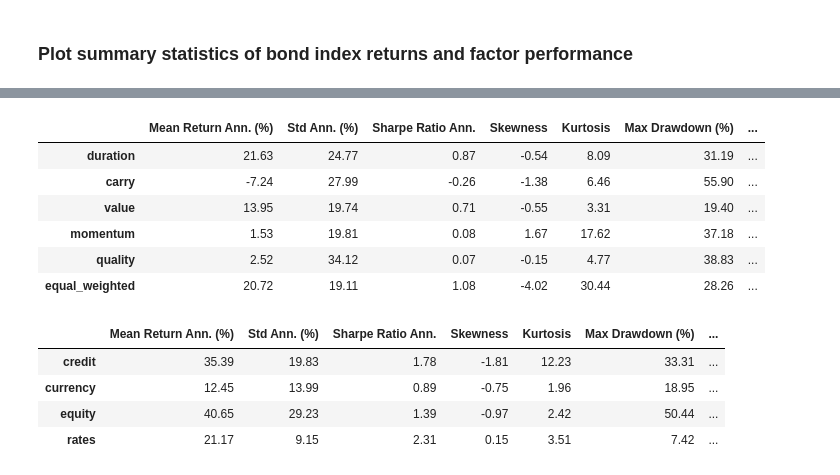
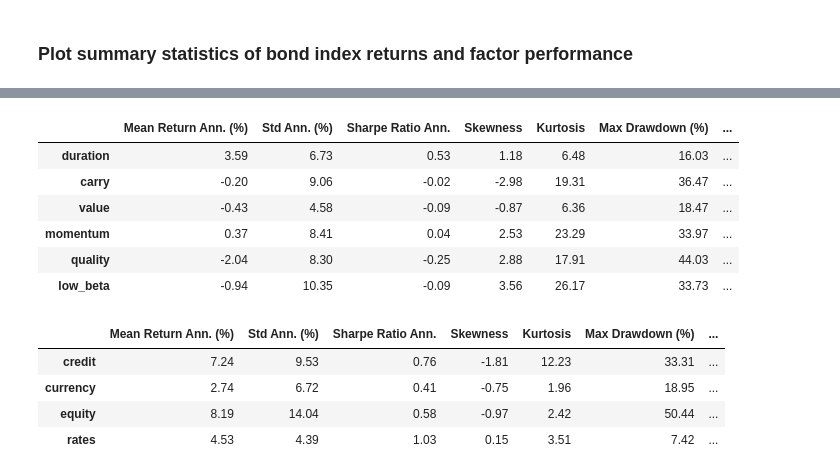
Before and after one commit to wingwingz/AFP, a Jupyter notebook: Risk Premia/bond.ipynb, the cells around one changed output, grey strips where cells are left out. Saved outputs shown, nothing was run; the diff lists cells and outputs as text; code cells hidden in the pictures.

```diff
--- a/Risk Premia/bond.ipynb
+++ b/Risk Premia/bond.ipynb
@@ -361,9 +391,9 @@ momentum_selected = momentum.loc[oas_monthly_selected['oas'].index, oas_monthly_
 # %% [markdown]
 ### Construct factors and show their performances
 # %%
-dur_factor_ret, dur_factor_port = construct_factor(dur_monthly_selected['dur'], bnd_index_excess_ret, ascending=False)
-carry_factor_ret, carry_factor_port = construct_factor(oas_monthly_selected['oas'], bnd_index_excess_ret, ascending=False)
-value_factor_ret, value_factor_port = construct_factor(value_residuals, bnd_index_excess_ret, ascending=False)
-mom_factor_ret, mom_factor_port = construct_factor(momentum_selected, bnd_index_excess_ret, ascending=False)
+dur_factor_ret, dur_factor_port = construct_factor(dur_monthly_selected['dur'], bnd_index_ret, ascending=False)
+carry_factor_ret, carry_factor_port = construct_factor(oas_monthly_selected['oas'], bnd_index_ret, ascending=False)
+value_factor_ret, value_factor_port = construct_factor(value_residuals, bnd_index_ret, ascending=False)
+mom_factor_ret, mom_factor_port = construct_factor(momentum_selected, bnd_index_ret, ascending=False)
+quality_factor_ret, quality_factor_port = construct_factor(rating_monthly_selected['rating'], bnd_index_ret, ascending=False)
+lowbeta_factor_ret, lowbeta_factor_port = construct_factor(dts_monthly_selected, bnd_index_ret, ascending=True)
-# %%
-quality_factor_ret, quality_factor_port = construct_factor(rating_monthly_selected['rating'], bnd_index_excess_ret, ascending=False)
@@ -373,8 +408,8 @@ eqw_ret.name = 'equal_weighted'
 # %%
-style_factors_ret = pd.concat([dur_factor_ret, carry_factor_ret, value_factor_ret, mom_factor_ret, quality_factor_ret], axis=1)
-style_factors = ['duration', 'carry', 'value', 'momentum', 'quality']
+style_factors_ret = pd.concat([dur_factor_ret, carry_factor_ret, value_factor_ret, mom_factor_ret, quality_factor_ret, lowbeta_factor_ret], axis=1)
+style_factors = ['duration', 'carry', 'value', 'momentum', 'quality', 'low_beta']
 style_factors_ret.columns = style_factors
 # %%
-style_factors_ret = style_factors_ret.join(eqw_ret)
+# style_factors_ret = style_factors_ret.join(eqw_ret)
 # %%
 style_factors_cum_ret = calc_cum_returns(style_factors_ret)
@@ -391,24 +436,24 @@ plot_perf(perf=[style_factors_cum_ret[x] for x in list(style_factors_cum_ret.col
 # %%
 style_factors_perf_container = []
 for col in style_factors_ret.columns:
-    perf_ = calc_performance(style_factors_ret[col])
+    perf_ = calc_performance(style_factors_ret[col], time=12)
     style_factors_perf_container.append(perf_)
 
 style_factors_perf = pd.DataFrame(style_factors_perf_container, columns = ['Mean Return Ann. (%)', 'Std Ann. (%)', 'Sharpe Ratio Ann.', 'Skewness', 'Kurtosis', 'Max Drawdown (%)', 'Max Drawdown Date'], \
                        index = style_factors_ret.columns)
 style_factors_perf
 # %% [output]
 |  | Mean Return Ann. (%) | Std Ann. (%) | Sharpe Ratio Ann. | Skewness | Kurtosis | Max Drawdown (%) | ... |
-| duration | 21.63 | 24.77 | 0.87 | -0.54 | 8.09 | 31.19 | ... |
-| carry | -7.24 | 27.99 | -0.26 | -1.38 | 6.46 | 55.90 | ... |
-| value | 13.95 | 19.74 | 0.71 | -0.55 | 3.31 | 19.40 | ... |
-| momentum | 1.53 | 19.81 | 0.08 | 1.67 | 17.62 | 37.18 | ... |
-| quality | 2.52 | 34.12 | 0.07 | -0.15 | 4.77 | 38.83 | ... |
-| equal_weighted | 20.72 | 19.11 | 1.08 | -4.02 | 30.44 | 28.26 | ... |
+| duration | 3.59 | 6.73 | 0.53 | 1.18 | 6.48 | 16.03 | ... |
+| carry | -0.20 | 9.06 | -0.02 | -2.98 | 19.31 | 36.47 | ... |
+| value | -0.43 | 4.58 | -0.09 | -0.87 | 6.36 | 18.47 | ... |
+| momentum | 0.37 | 8.41 | 0.04 | 2.53 | 23.29 | 33.97 | ... |
+| quality | -2.04 | 8.30 | -0.25 | 2.88 | 17.91 | 44.03 | ... |
+| low_beta | -0.94 | 10.35 | -0.09 | 3.56 | 26.17 | 33.73 | ... |
 # %%
 macro_factors_perf_container = []
 for col in macro_factors_ret.columns:
-    perf_ = calc_performance(macro_factors_ret[col])
+    perf_ = calc_performance(macro_factors_ret[col], time=12)
     macro_factors_perf_container.append(perf_)
 
 macro_factors_perf = pd.DataFrame(macro_factors_perf_container, columns = ['Mean Return Ann. (%)', 'Std Ann. (%)', 'Sharpe Ratio Ann.', 'Skewness', 'Kurtosis', 'Max Drawdown (%)', 'Max Drawdown Date'], \
@@ -416,7 +461,7 @@ macro_factors_perf = pd.DataFrame(macro_factors_perf_container, columns = ['Mean
 macro_factors_perf
 # %% [output]
 |  | Mean Return Ann. (%) | Std Ann. (%) | Sharpe Ratio Ann. | Skewness | Kurtosis | Max Drawdown (%) | ... |
-| credit | 35.39 | 19.83 | 1.78 | -1.81 | 12.23 | 33.31 | ... |
-| currency | 12.45 | 13.99 | 0.89 | -0.75 | 1.96 | 18.95 | ... |
-| equity | 40.65 | 29.23 | 1.39 | -0.97 | 2.42 | 50.44 | ... |
-| rates | 21.17 | 9.15 | 2.31 | 0.15 | 3.51 | 7.42 | ... |
+| credit | 7.24 | 9.53 | 0.76 | -1.81 | 12.23 | 33.31 | ... |
+| currency | 2.74 | 6.72 | 0.41 | -0.75 | 1.96 | 18.95 | ... |
+| equity | 8.19 | 14.04 | 0.58 | -0.97 | 2.42 | 50.44 | ... |
+| rates | 4.53 | 4.39 | 1.03 | 0.15 | 3.51 | 7.42 | ... |
```
Also changed, not shown: parts of 36 cells of this notebook, 4 other files.
